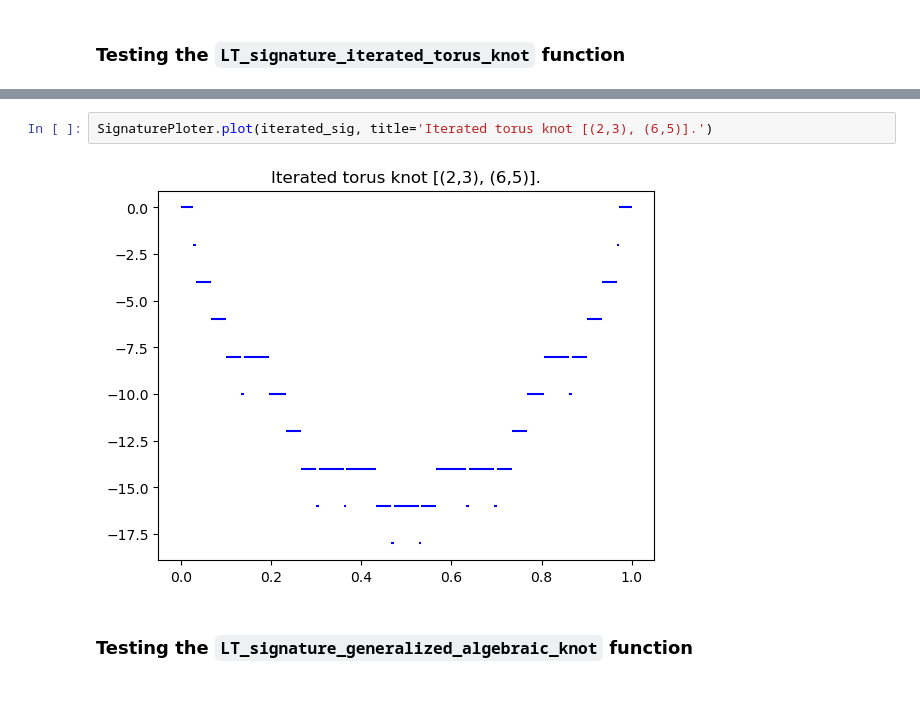
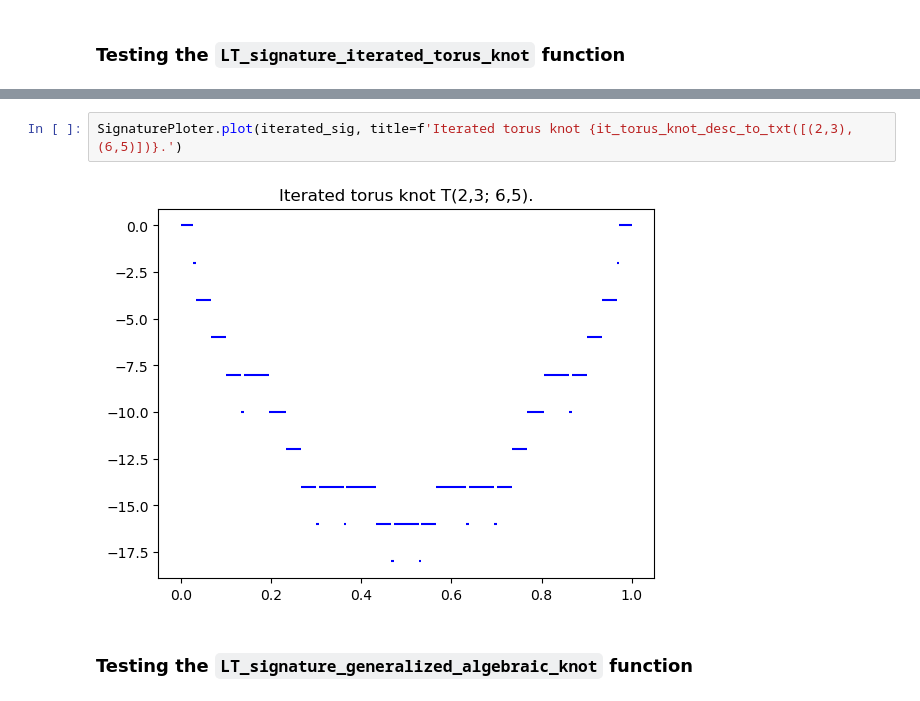
Before and after one commit to wpolitarczyk/signature-function, a Jupyter notebook: notebooks/LT-signature.ipynb, the cells around one changed output, grey strips where cells are left out. Cells and saved outputs as stored; diff of their text form.

```diff
--- a/notebooks/LT-signature.ipynb
+++ b/notebooks/LT-signature.ipynb
@@ -148,9 +252,9 @@ Error during preparse: spec not found for the module 'gaknot.signature'
 35/36: 1
 1: 0
 # %%
-SignaturePloter.plot(iterated_sig, title='Iterated torus knot [(2,3), (6,5)].')
+SignaturePloter.plot(iterated_sig, title=f'Iterated torus knot {it_torus_knot_desc_to_txt([(2,3), (6,5)])}.')
 # %% [output]
-[figure, old version]
+[figure, new version]
 # %% [markdown]
 ### Testing the `LT_signature_generalized_algebraic_knot` function
 # %%
```
Also changed, not shown: parts of 16 cells of this notebook.
